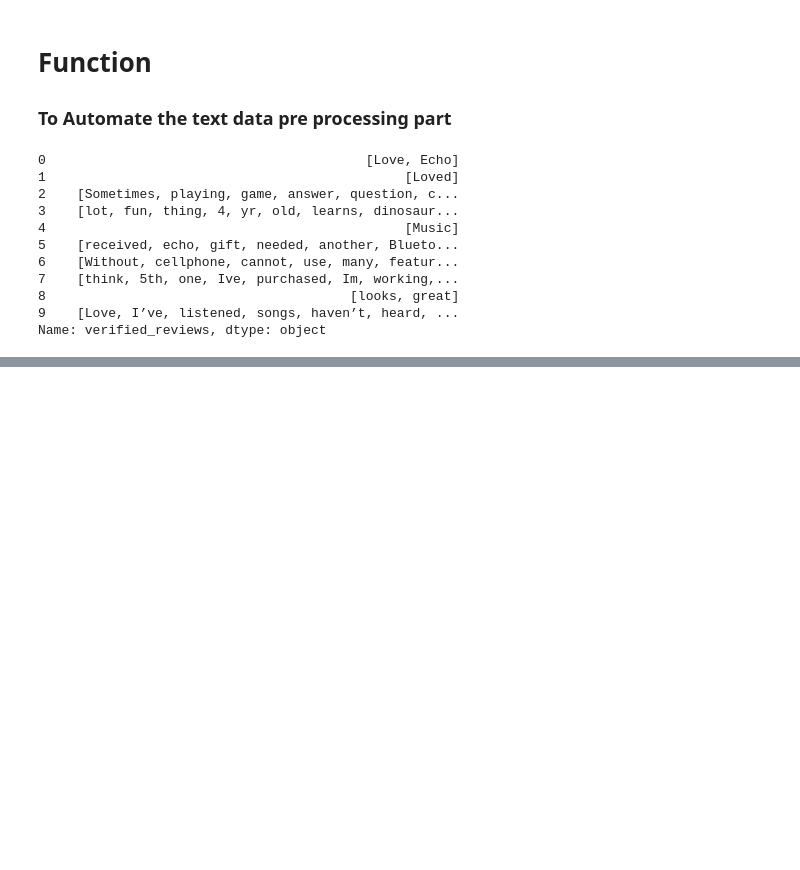
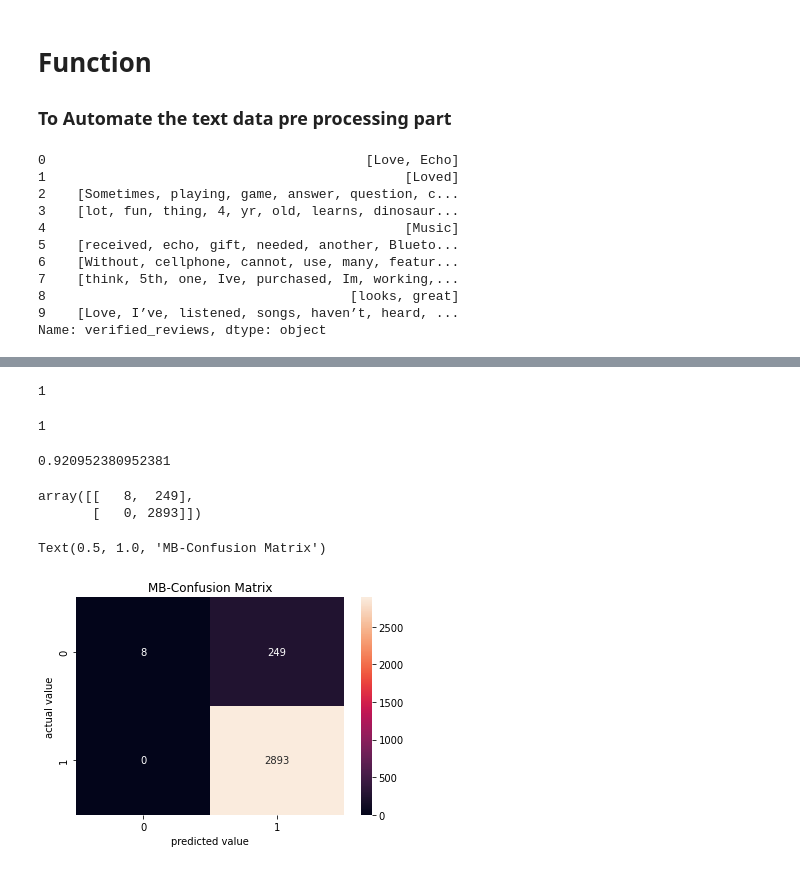
Before and after one commit to robajo12/data301_predictive_analytics_machine_learning, a Jupyter notebook: ml_projects/Project_Capstone.ipynb, the cells around one changed output, grey strips where cells are left out. Cells and saved outputs as stored; diff of their text form; code cells hidden in the pictures; blank space fills up the shorter version.

```diff
--- a/ml_projects/Project_Capstone.ipynb
+++ b/ml_projects/Project_Capstone.ipynb
@@ -314 +312,5 @@ amz_df.head()
+# %%
+tfidf_fit = TfidfTransformer().fit(bag_of_words_trf)
+# %%
+tfidf_trf = tfidf_fit.transform(bag_of_words_trf)
 # %% [markdown]
@@ -317,0 +320,2 @@ amz_df.head()
+# %%
+custFeelng_detector_model = MultinomialNB().fit(tfidf_trf,amz_df['feedback'])
@@ -317,0 +328,30 @@ amz_df.head()
+# %%
+custFeelng_detector_model.predict(tfidf_test_messsge)[0]
+# %% [output]
+1
+# %%
+amz_df['feedback'][0]
+# %% [output]
+1
+# %%
+prediction_for_all_messages = custFeelng_detector_model.predict(tfidf_trf)
+# %%
+from sklearn.metrics import accuracy_score
+accuracy_score(amz_df['feedback'],prediction_for_all_messages)
+# %% [output]
+0.920952380952381
+# %%
+from sklearn.metrics import confusion_matrix
+confusion_matrix(amz_df['feedback'],prediction_for_all_messages)
+# %% [output]
+array([[   8,  249],
+       [   0, 2893]])
+# %%
+cm1 = confusion_matrix(amz_df['feedback'],prediction_for_all_messages)
+sns.heatmap(cm1,annot=True,fmt='0.0f')
+plt.ylabel('actual value')
+plt.xlabel('predicted value')
+plt.title(f'MB-Confusion Matrix')
+# %% [output]
+Text(0.5, 1.0, 'MB-Confusion Matrix')
+[figure, added]
```
Also changed, not shown: parts of 31 cells of this notebook.
